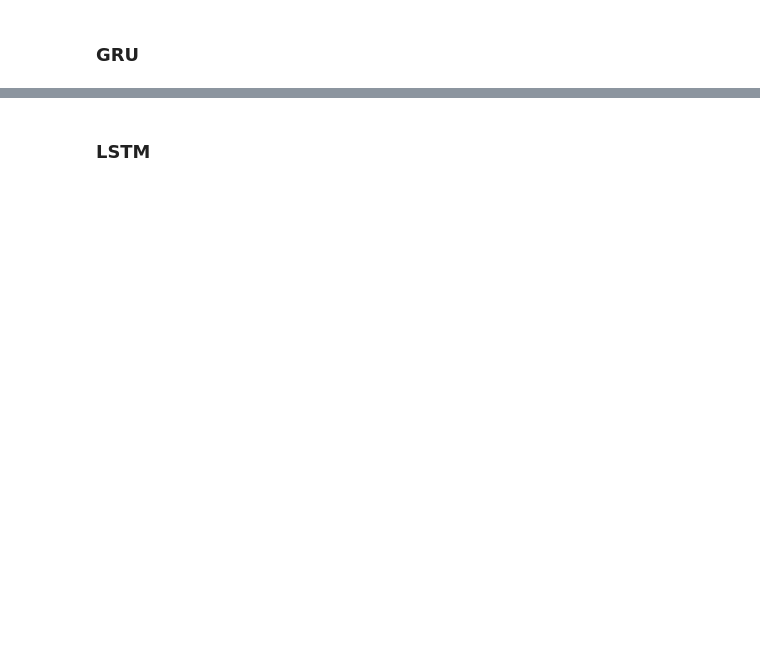
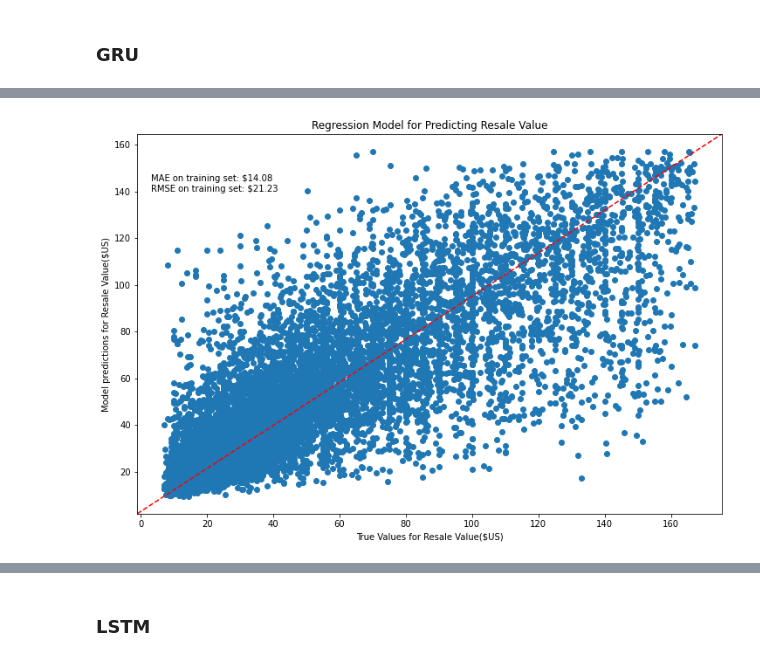
Before and after one commit to ddey117/Neural_Network_Predicting_Reseller_Success_Ebay, a Jupyter notebook: Model_Interpret.ipynb, the cells around one changed output, grey strips where cells are left out. Saved outputs shown, nothing was run; the diff lists cells and outputs as text; code cells hidden in the pictures; blank space fills up the shorter version.

```diff
--- a/Model_Interpret.ipynb
+++ b/Model_Interpret.ipynb
@@ -470,9 +503,10 @@ X_val, X_test, Y_val, Y_test = train_test_split(df_test,
 # %% [markdown]
 ### GRU
 # %%
+#Vectorize vocab
 voc_size = 25000
 max_len = 30
-embedding_features = 25
+embedding_features = 35
 tokenizer = Tokenizer(num_words=voc_size, oov_token = '<OOV>')
 tokenizer.fit_on_texts(df_train)
 sequences_train = tokenizer.texts_to_sequences(df_train)
@@ -485,10 +524,10 @@ data_test = pad_sequences(sequences_test, maxlen=max_len, padding= 'post', trunc
 # %%
 model = models.Sequential()
-model.add(Embedding(voc_size, embedding_features, input_length = max_len)) # model.add(Dropout(0.3))
+model.add(Embedding(voc_size, embedding_features, input_length = max_len))
 model.add(GRU(100))
-model.add(Dense(62, activation = 'relu'))
+model.add(Dense(64, activation = 'relu'))
 # model.add(Dropout(0.3))
 model.add(Dense(32, activation = 'relu'))
-# model.add(Dropout(0.3))
+model.add(Dropout(0.3))
 model.add(Dense(1, activation = 'relu'))
 model.summary()
@@ -505,6 +565,6 @@ print('Training model...')
 r = model.fit(
   data_train,
   Ytrain,
-  epochs=5,
+  epochs=10,
   validation_data=(data_val, Y_val)
 )
@@ -539,13 +625,15 @@ RMSE = np.sqrt(test_results[0])
 # %%
 string_score = f'\nMAE on training set: ${test_mae:.2f}'
 string_score += f'\nRMSE on training set: ${RMSE:.2f}'
 fig, ax = plt.subplots(figsize=(12, 8))
 plt.scatter(Y_test, pred)
 ax.plot([0, 1], [0, 1], transform=ax.transAxes, ls="--", c="red")
-plt.text(0, 140, string_score)
+plt.text(3, 140, string_score)
 plt.title('Regression Model for Predicting Resale Value')
 plt.ylabel('Model predictions for Resale Value($US)')
 plt.xlabel('True Values for Resale Value($US)')
 plt.savefig('images/regression_GRU_relu1.png');
+# %% [output]
+[figure, added]
 # %%
 df_title['labels'].describe()
```
Also changed, not shown: parts of 30 cells of this notebook, 51 other files.
